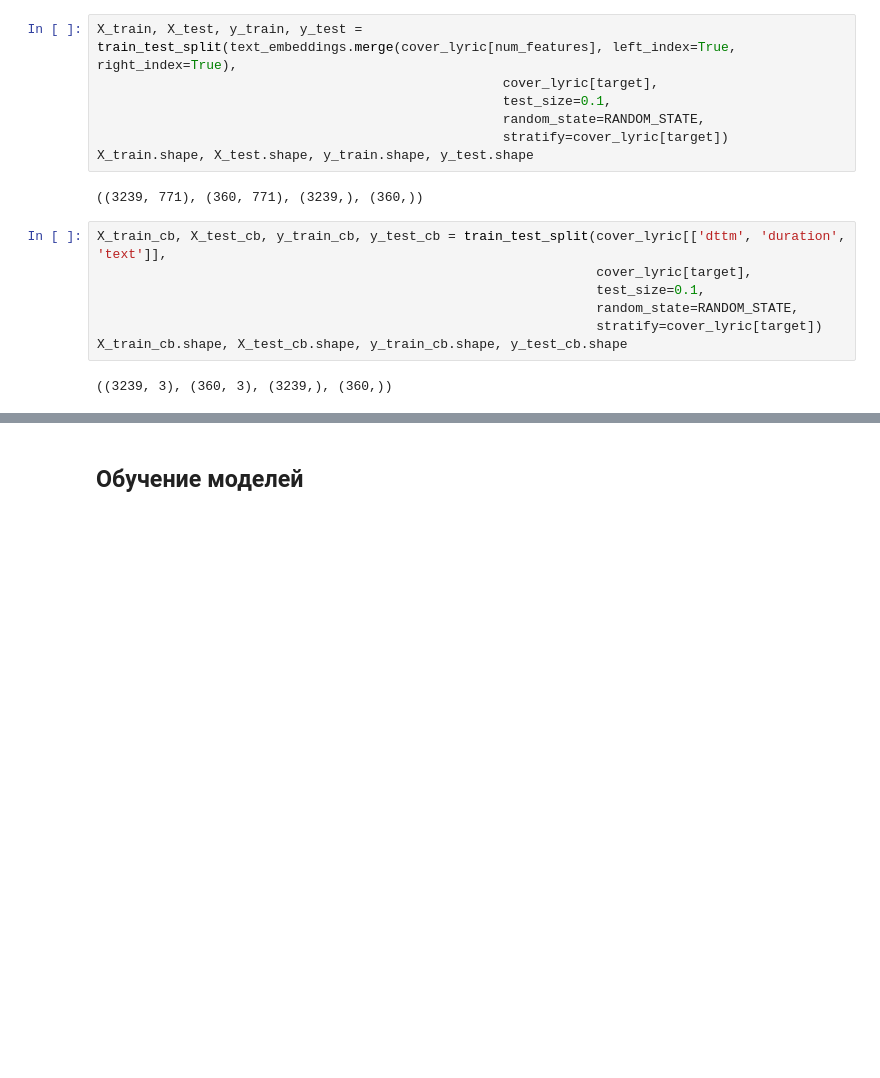
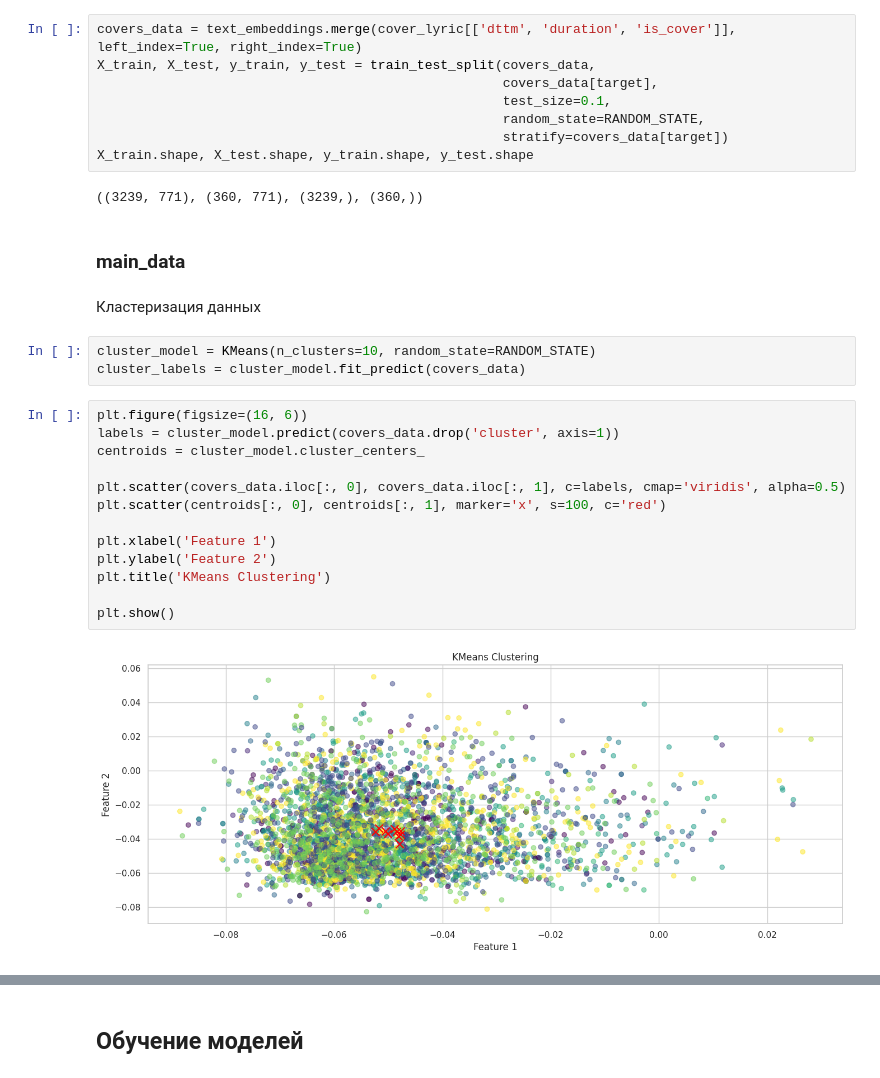
Before and after one commit to denis-42ds/cover-songs-search, a Jupyter notebook: music_covers.ipynb, the cells around one changed output, grey strips where cells are left out. Cells and saved outputs as stored; diff of their text form; blank space fills up the shorter version.

Commit message:
first diagrams added

```diff
--- a/music_covers.ipynb
+++ b/music_covers.ipynb
@@ -388,20 +385,34 @@ target = 'is_cover'
 # %% [markdown]
 Разделение на обучающую и тестовую выборки
 # %%
-X_train, X_test, y_train, y_test = train_test_split(text_embeddings.merge(cover_lyric[num_features], left_index=True, right_index=True),
-                                                    cover_lyric[target],
+covers_data = text_embeddings.merge(cover_lyric[['dttm', 'duration', 'is_cover']], left_index=True, right_index=True)
+X_train, X_test, y_train, y_test = train_test_split(covers_data,
+                                                    covers_data[target],
                                                     test_size=0.1,
                                                     random_state=RANDOM_STATE,
-                                                    stratify=cover_lyric[target])
+                                                    stratify=covers_data[target])
 X_train.shape, X_test.shape, y_train.shape, y_test.shape
 # %% [output]
 ((3239, 771), (360, 771), (3239,), (360,))
-# %%
-X_train_cb, X_test_cb, y_train_cb, y_test_cb = train_test_split(cover_lyric[['dttm', 'duration', 'text']],
-                                                                cover_lyric[target],
-                                                                test_size=0.1,
-                                                                random_state=RANDOM_STATE,
-                                                                stratify=cover_lyric[target])
-X_train_cb.shape, X_test_cb.shape, y_train_cb.shape, y_test_cb.shape
-# %% [output]
-((3239, 3), (360, 3), (3239,), (360,))
+# %% [markdown]
+### main_data
+# %% [markdown]
+Кластеризация данных
+# %%
+cluster_model = KMeans(n_clusters=10, random_state=RANDOM_STATE)
+cluster_labels = cluster_model.fit_predict(covers_data)
+# %%
+plt.figure(figsize=(16, 6))
+labels = cluster_model.predict(covers_data.drop('cluster', axis=1))
+centroids = cluster_model.cluster_centers_
+
+plt.scatter(covers_data.iloc[:, 0], covers_data.iloc[:, 1], c=labels, cmap='viridis', alpha=0.5)
+plt.scatter(centroids[:, 0], centroids[:, 1], marker='x', s=100, c='red')
+
+plt.xlabel('Feature 1')
+plt.ylabel('Feature 2')
+plt.title('KMeans Clustering')
+
+plt.show()
+# %% [output]
+[figure, added]
```
Also changed, not shown: parts of 7 cells of this notebook, 3 other files.
